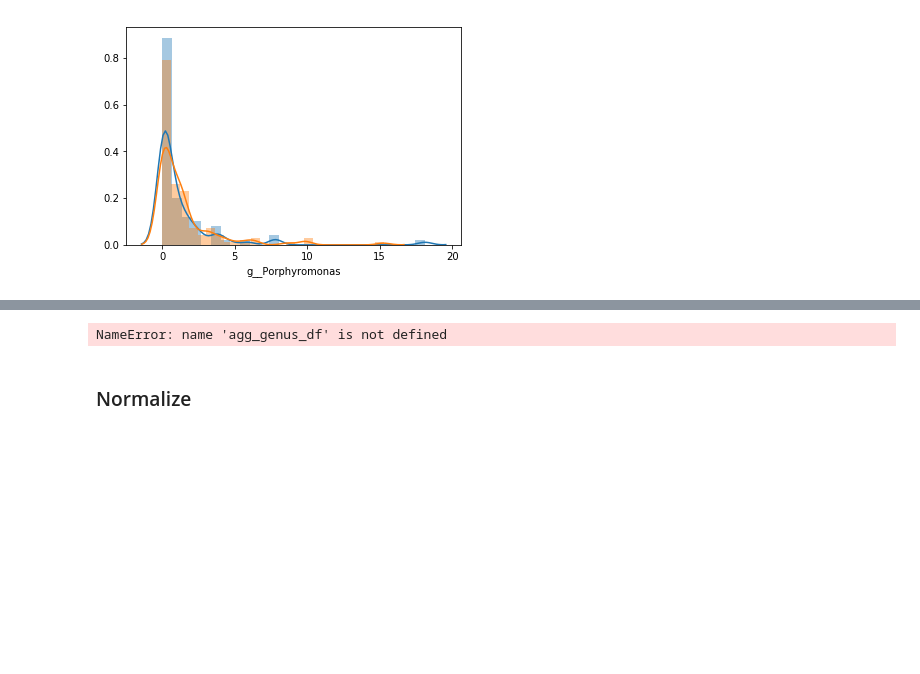
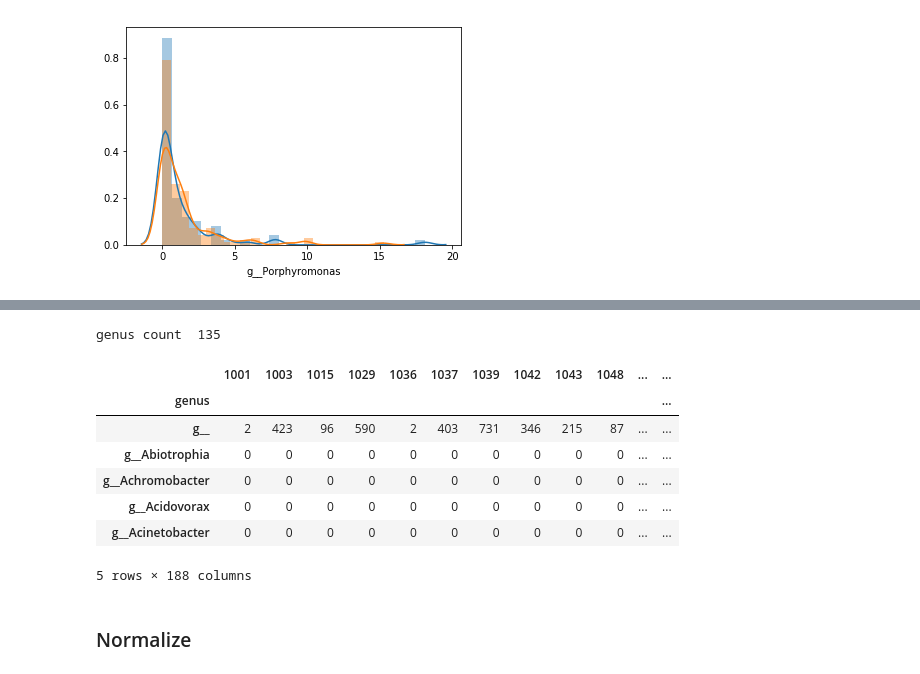
Before and after one commit to dridk/mucobiome, a Jupyter notebook: Mucobiome.ipynb, the cells around one changed output, grey strips where cells are left out. Saved outputs shown, nothing was run; the diff lists cells and outputs as text; code cells hidden in the pictures; blank space fills up the shorter version.

```diff
--- a/Mucobiome.ipynb
+++ b/Mucobiome.ipynb
@@ -204,6 +172,14 @@ plt.ylim(0,1)
 # %%
-print("genus count " ,agg_genus_df.shape[0])
-agg_genus_df.head()
+print("genus count " ,genus_df.shape[0])
+genus_df.head()
 # %% [output]
-NameError: name 'agg_genus_df' is not defined
+genus count  135
+|  | 1001 | 1003 | 1015 | 1029 | 1036 | 1037 | 1039 | 1042 | 1043 | 1048 | ... | ... |
+| genus |  |  |  |  |  |  |  |  |  |  |  | ... |
+| g__ | 2 | 423 | 96 | 590 | 2 | 403 | 731 | 346 | 215 | 87 | ... | ... |
+| g__Abiotrophia | 0 | 0 | 0 | 0 | 0 | 0 | 0 | 0 | 0 | 0 | ... | ... |
+| g__Achromobacter | 0 | 0 | 0 | 0 | 0 | 0 | 0 | 0 | 0 | 0 | ... | ... |
+| g__Acidovorax | 0 | 0 | 0 | 0 | 0 | 0 | 0 | 0 | 0 | 0 | ... | ... |
+| g__Acinetobacter | 0 | 0 | 0 | 0 | 0 | 0 | 0 | 0 | 0 | 0 | ... | ... |
+5 rows × 188 columns
 # %%
```
Also changed, not shown: parts of 14 cells of this notebook, 3 other files.
